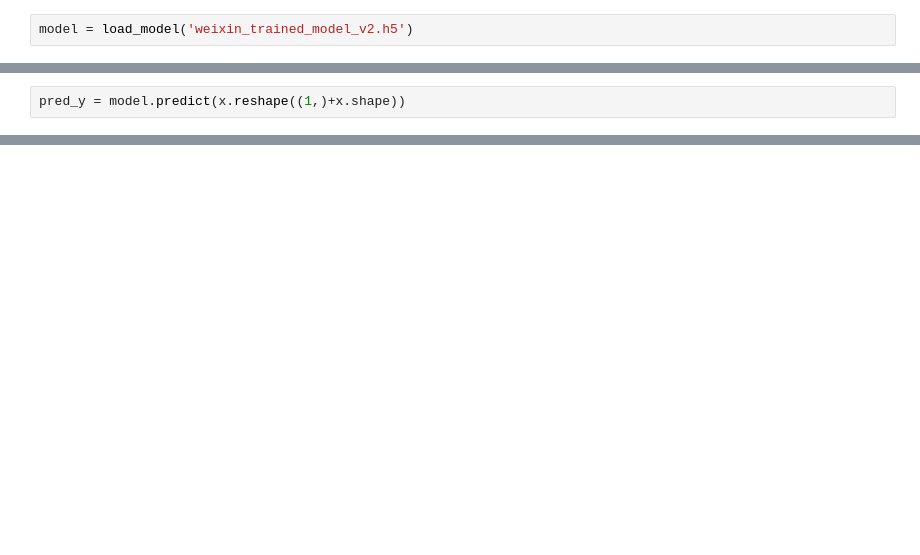
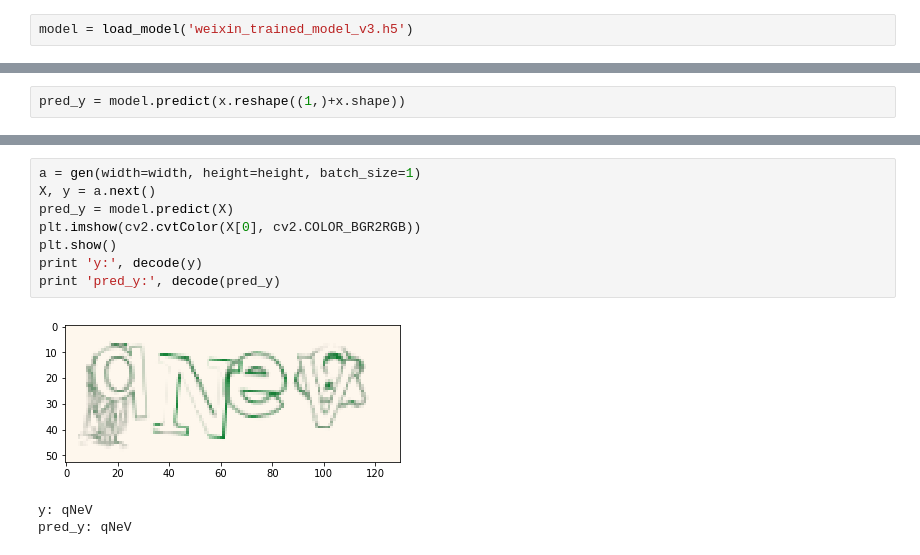
Before and after one commit to justttry/weixin_captcha_break, a Jupyter notebook: weixin captcha model test-v2.ipynb, the cells around one changed output, grey strips where cells are left out. Drawn from its saved outputs; the diff is of its cells as text; blank space fills up the shorter version.

```diff
--- a/weixin captcha model test-v2.ipynb
+++ b/weixin captcha model test-v2.ipynb
@@ -11,7 +11,7 @@ Using TensorFlow backend.
 chars = string.ascii_lowercase + string.ascii_uppercase
 width, height, n_len, n_class = 130, 53, 4, len(chars)
 # %%
-model = load_model('weixin_trained_model_v2.h5')
+model = load_model('weixin_trained_model_v3.h5')
 # %%
 def decode(y):
     y = np.argmax(np.array(y), axis=2)[:,0]
@@ -33,0 +48,12 @@ decode(pred_y)
+# %%
+a = gen(width=width, height=height, batch_size=1)
+X, y = a.next()
+pred_y = model.predict(X)
+plt.imshow(cv2.cvtColor(X[0], cv2.COLOR_BGR2RGB))
+plt.show()
+print 'y:', decode(y)
+print 'pred_y:', decode(pred_y)
+# %% [output]
+[figure, added]
+y: qNeV
+pred_y: qNeV
```
Also changed, not shown: parts of 9 cells of this notebook, 1 other file.
